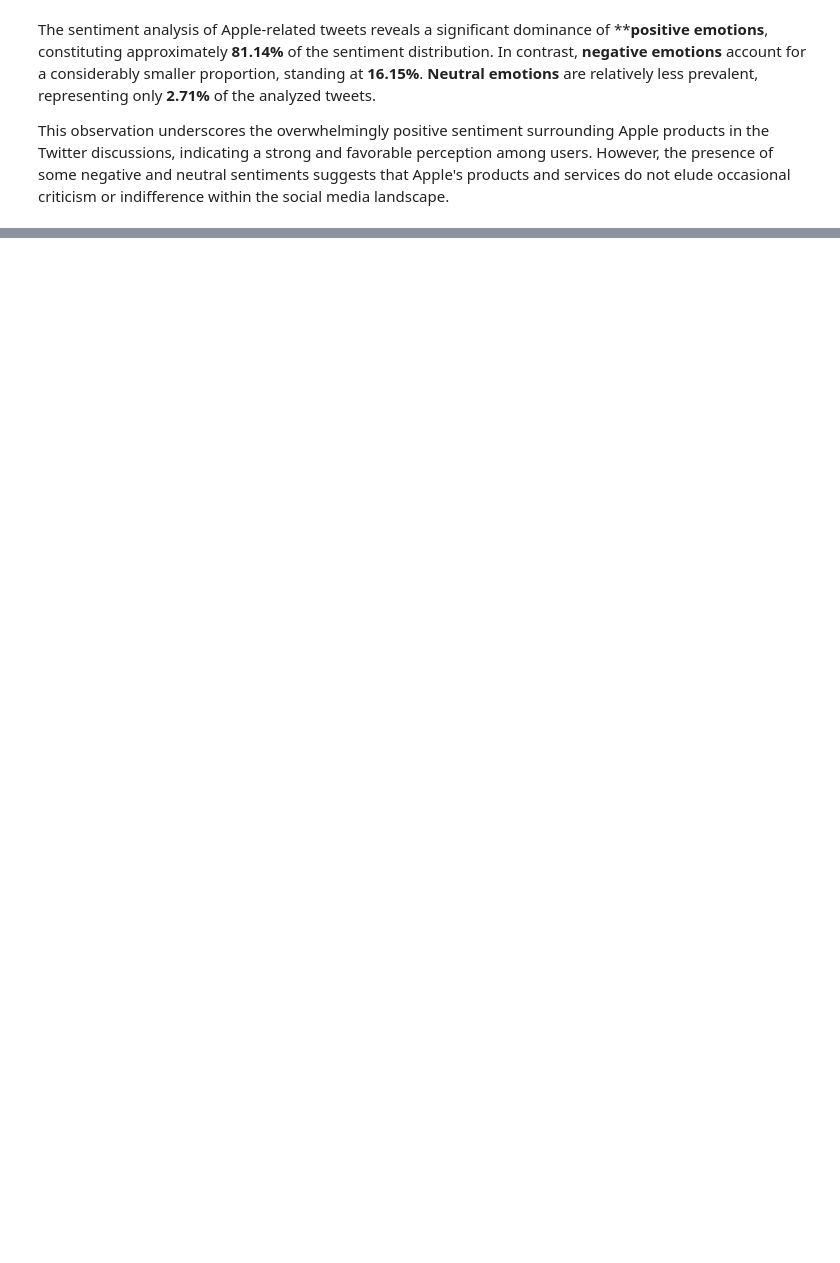
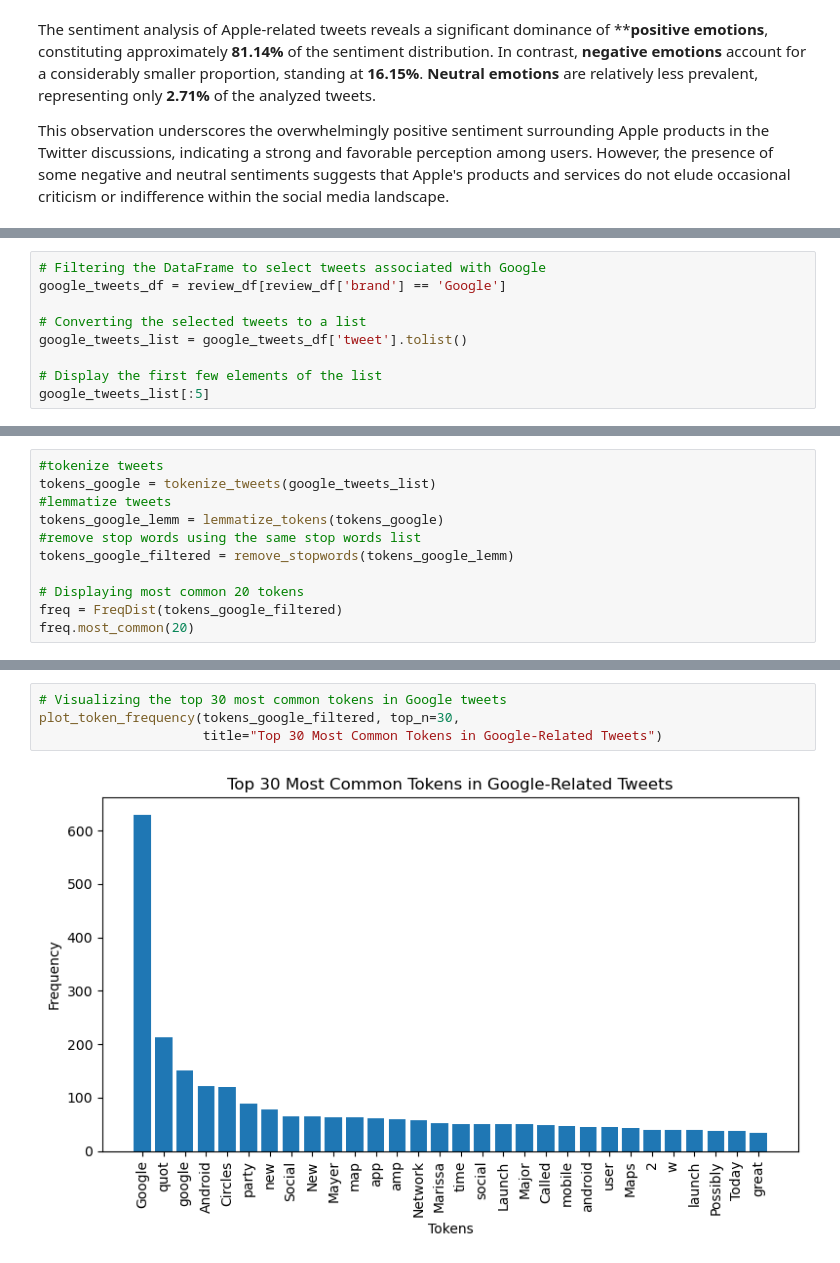
Before and after one commit to paulmbuitu/Apple-Google-NLP-Sentiment-Analysis, a Jupyter notebook: sentiment_analysis.ipynb, the cells around one changed output, grey strips where cells are left out. Cells and saved outputs as stored; diff of their text form; blank space fills up the shorter version.

```diff
--- a/sentiment_analysis.ipynb
+++ b/sentiment_analysis.ipynb
@@ -840,0 +891,9 @@ This observation underscores the overwhelmingly positive sentiment surrounding A
+# %%
+# Filtering the DataFrame to select tweets associated with Google
+google_tweets_df = review_df[review_df['brand'] == 'Google']
+
+# Converting the selected tweets to a list
+google_tweets_list = google_tweets_df['tweet'].tolist()
+
+# Display the first few elements of the list
+google_tweets_list[:5]
@@ -840,0 +906,11 @@ This observation underscores the overwhelmingly positive sentiment surrounding A
+# %%
+#tokenize tweets
+tokens_google = tokenize_tweets(google_tweets_list)
+#lemmatize tweets
+tokens_google_lemm = lemmatize_tokens(tokens_google)
+#remove stop words using the same stop words list
+tokens_google_filtered = remove_stopwords(tokens_google_lemm)
+
+# Displaying most common 20 tokens
+freq = FreqDist(tokens_google_filtered)
+freq.most_common(20)
@@ -840,0 +938,6 @@ This observation underscores the overwhelmingly positive sentiment surrounding A
+# %%
+# Visualizing the top 30 most common tokens in Google tweets
+plot_token_frequency(tokens_google_filtered, top_n=30,
+                     title="Top 30 Most Common Tokens in Google-Related Tweets")
+# %% [output]
+[figure, added]
```
Also changed, not shown: parts of 21 cells of this notebook.
